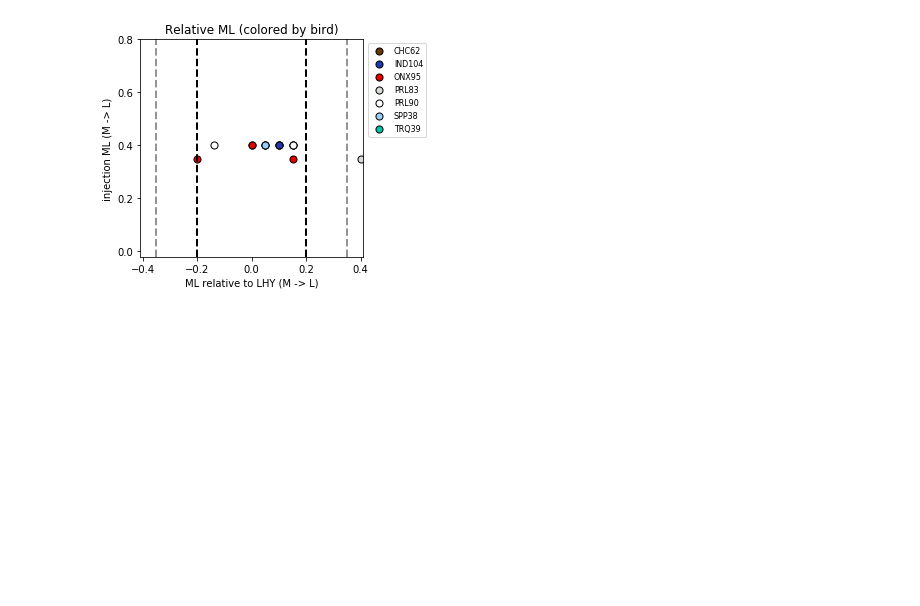
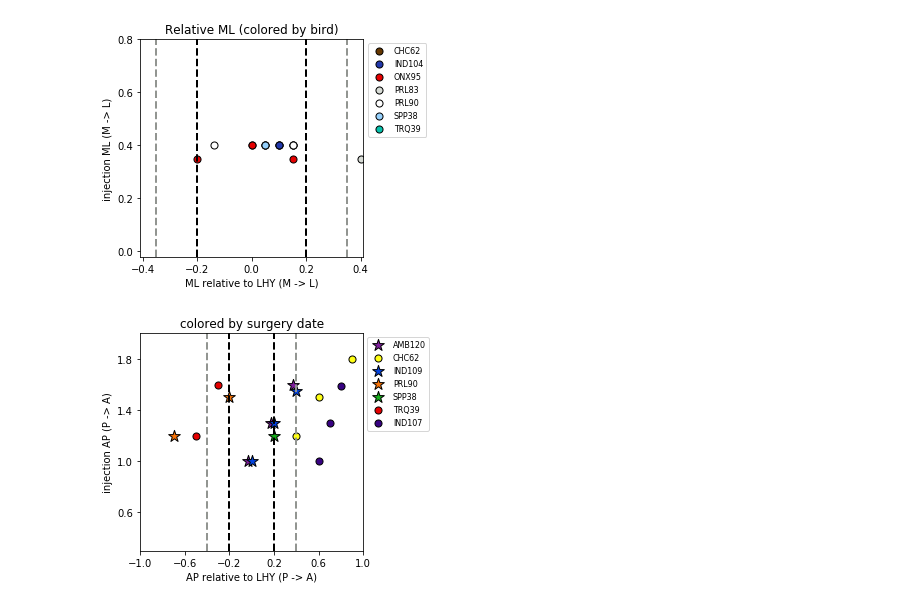
Before and after one commit to isabellow/lhy_hpc, a Jupyter notebook: anatomy/targeting_scratch.ipynb, the cells around one changed output. Cells and saved outputs as stored; diff of their text form; code cells hidden in the pictures; blank space fills up the shorter version.

```diff
--- a/anatomy/targeting_scratch.ipynb
+++ b/anatomy/targeting_scratch.ipynb
@@ -252,3 +259,53 @@ plt.legend(bbox_to_anchor=(1.3,1,0,0), fontsize=8)
 plt.show()
 # %% [output]
 [figure]
+# %%
+# 'AMB120', 'CHC62', 'IND109', 'PRL90', 'SPP38', 'TRQ39', 'IND107'
+# 9/30,       8/29,    9/12,     8/22,    9/1,     8/21,    9/29
+date_colors = ['xkcd:purple', 'xkcd:yellow', 'xkcd:blue', 'xkcd:orange', 'xkcd:green', 'xkcd:red', 'xkcd:indigo']
+DOT_SIZE = 50
+
+f, ax = plt.subplots(1, 1, figsize=(4, 4))
+
+for i in range(len(birds)):
+    inj = inj_coords_ap[i]
+    lhy = lhy_coords_ap[i]
+    if birds[i] in hits:
+        ax.scatter(lhy, inj,
+                   s=DOT_SIZE*3,
+                   marker="*",
+                   facecolors=date_colors[i],
+                   edgecolors='k',
+                   label=birds[i],
+                   zorder=0)
+    else:
+        ax.scatter(lhy, inj,
+                   s=DOT_SIZE,
+                   facecolors=date_colors[i],
+                   edgecolors='k',
+                   label=birds[i],
+                   zorder=0)
+
+ax.set_xticks(np.arange(-1, 1.4, 0.4))
+ax.set_yticks(np.arange(0.6, 2.2, 0.4))
+ax.set_ylim([0.3, 2])
+ax.set_xlim([-1, 1])
+
+ylim = ax.get_ylim()
+ax.vlines([-0.2, 0.2], ylim[0], ylim[1],
+          colors='k', linestyles='dashed',
+          lw=2, zorder=2)
+ax.vlines([-0.4, 0.4], ylim[0], ylim[1],
+          colors='xkcd:gray', linestyles='dashed',
+          lw=2, zorder=2)
+ax.set_ylim(ylim)
+
+ax.set_ylabel('injection AP (P -> A)')
+ax.set_xlabel('AP relative to LHY (P -> A)')
+ax.set_title('colored by surgery date')
+plt.legend(bbox_to_anchor=(1,1,0,0), fontsize=8)
+
+plt.show()
+f.savefig(f'{save_figs}inj_ap_by_date.png', dpi=600, bbox_inches='tight')
+# %% [output]
+[figure, added]
```
Also changed, not shown: parts of 14 cells of this notebook, 5 other files.
